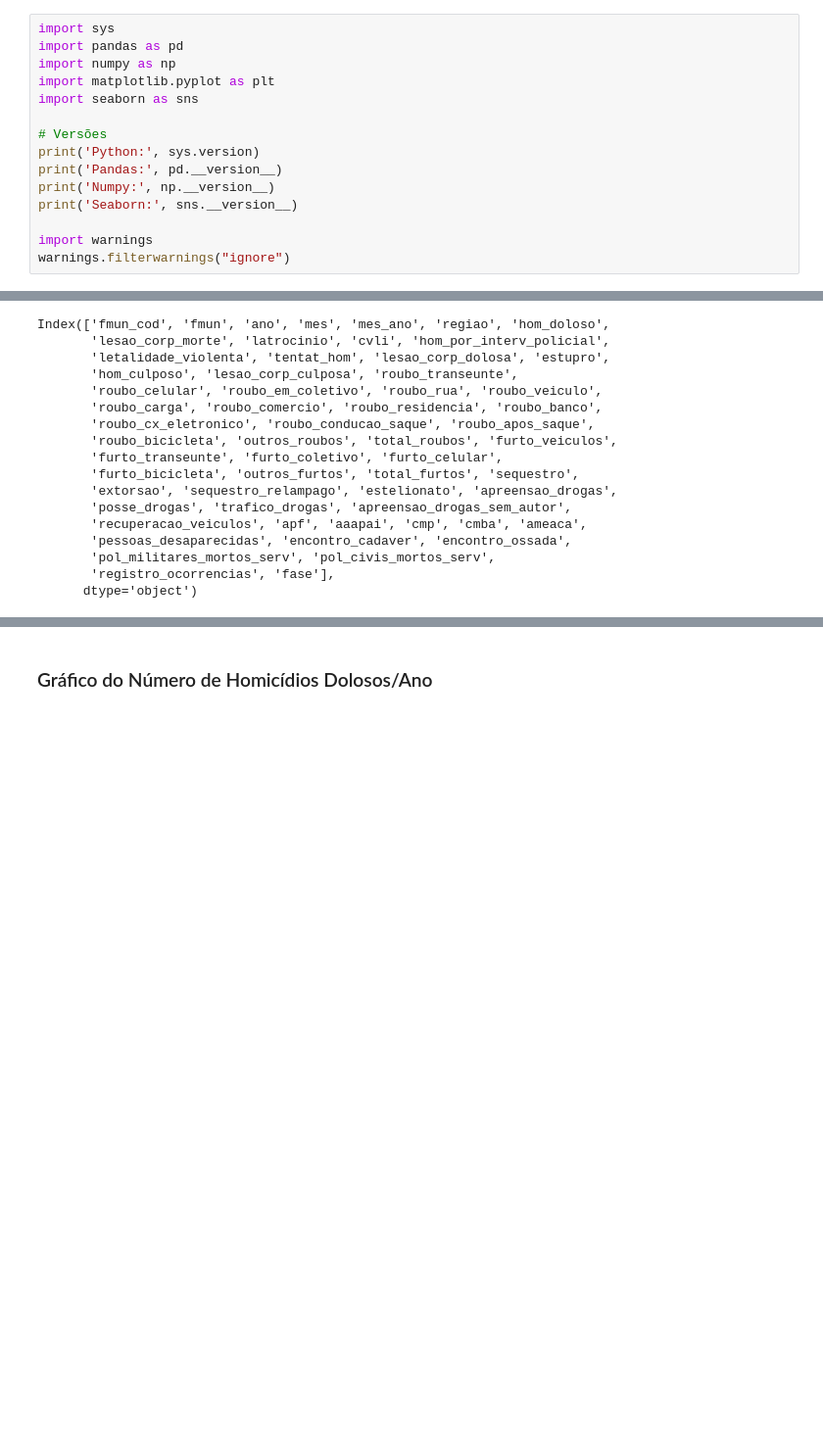
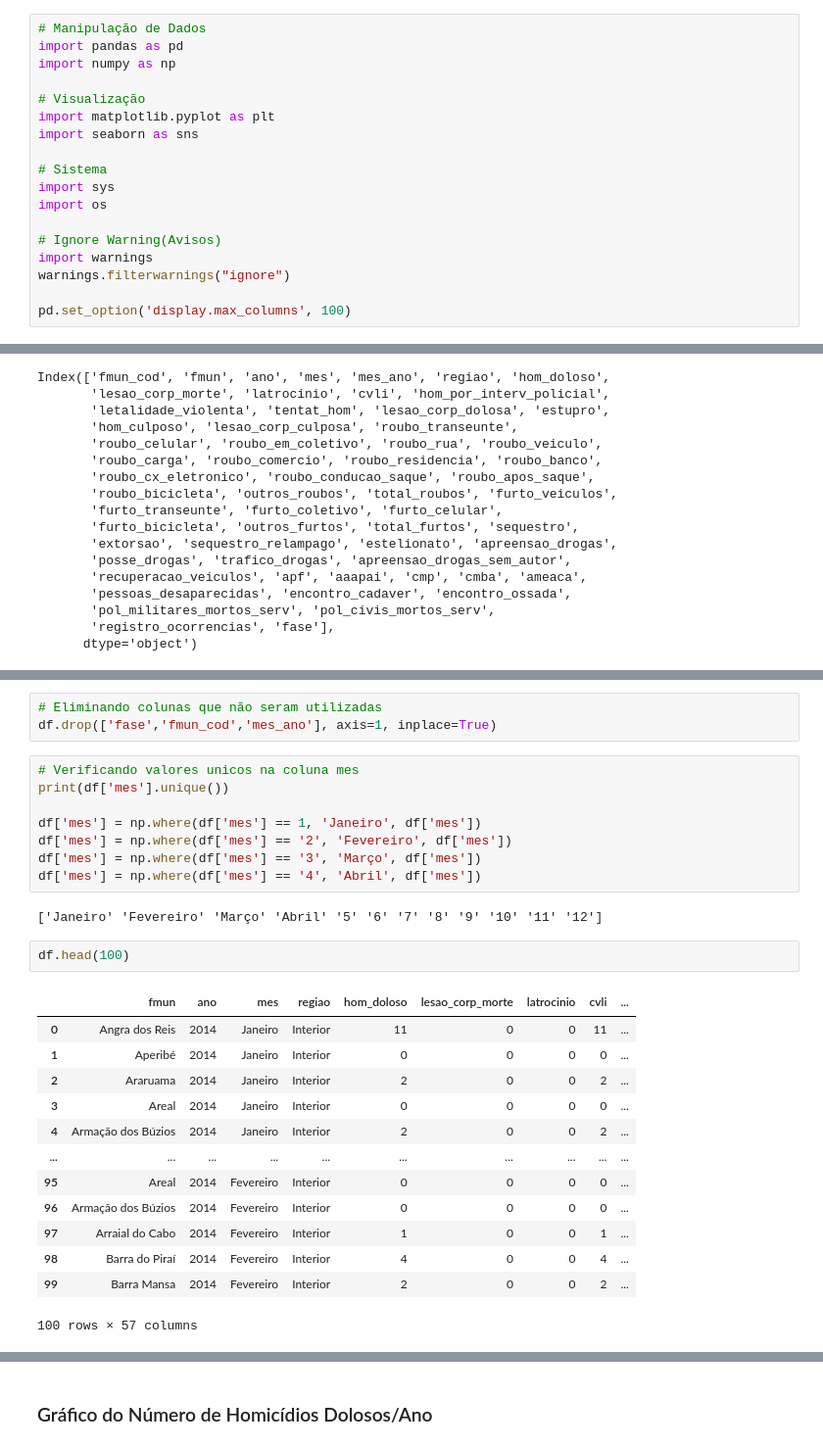
Before and after one commit to Prog-LucasAlves/Analise_Exploratoria_Dados, a Jupyter notebook: AED_01_Seguraca_Publica/seguranca_publica.ipynb, the cells around one changed output, grey strips where cells are left out. Shown at 98% size. Drawn from its saved outputs; the diff is of its cells as text; blank space fills up the shorter version.

```diff
--- a/AED_01_Seguraca_Publica/seguranca_publica.ipynb
+++ b/AED_01_Seguraca_Publica/seguranca_publica.ipynb
@@ -7,17 +7,20 @@
 # %% [markdown]
 ### Bibliotecas Utilizadas:
 # %%
-import sys
+# Manipulação de Dados
 import pandas as pd
 import numpy as np
+
+# Visualização
 import matplotlib.pyplot as plt
 import seaborn as sns
 
-# Versões
-print('Python:', sys.version)
-print('Pandas:', pd.__version__)
-print('Numpy:', np.__version__)
-print('Seaborn:', sns.__version__)
+# Sistema
+import sys
+import os
 
+# Ignore Warning(Avisos)
 import warnings
 warnings.filterwarnings("ignore")
+
+pd.set_option('display.max_columns', 100)
@@ -136,3 +167,32 @@ False
+# %%
+# Eliminando colunas que não seram utilizadas
+df.drop(['fase','fmun_cod','mes_ano'], axis=1, inplace=True)
+# %%
+# Verificando valores unicos na coluna mes
+print(df['mes'].unique())
+
+df['mes'] = np.where(df['mes'] == 1, 'Janeiro', df['mes'])
+df['mes'] = np.where(df['mes'] == '2', 'Fevereiro', df['mes'])
+df['mes'] = np.where(df['mes'] == '3', 'Março', df['mes'])
+df['mes'] = np.where(df['mes'] == '4', 'Abril', df['mes'])
+# %% [output]
+['Janeiro' 'Fevereiro' 'Março' 'Abril' '5' '6' '7' '8' '9' '10' '11' '12']
+# %%
+df.head(100)
+# %% [output]
+|  | fmun | ano | mes | regiao | hom_doloso | lesao_corp_morte | latrocinio | cvli | ... |
+| 0 | Angra dos Reis | 2014 | Janeiro | Interior | 11 | 0 | 0 | 11 | ... |
+| 1 | Aperibé | 2014 | Janeiro | Interior | 0 | 0 | 0 | 0 | ... |
+| 2 | Araruama | 2014 | Janeiro | Interior | 2 | 0 | 0 | 2 | ... |
+| 3 | Areal | 2014 | Janeiro | Interior | 0 | 0 | 0 | 0 | ... |
+| 4 | Armação dos Búzios | 2014 | Janeiro | Interior | 2 | 0 | 0 | 2 | ... |
+| ... | ... | ... | ... | ... | ... | ... | ... | ... | ... |
+| 95 | Areal | 2014 | Fevereiro | Interior | 0 | 0 | 0 | 0 | ... |
+| 96 | Armação dos Búzios | 2014 | Fevereiro | Interior | 0 | 0 | 0 | 0 | ... |
+| 97 | Arraial do Cabo | 2014 | Fevereiro | Interior | 1 | 0 | 0 | 1 | ... |
+| 98 | Barra do Piraí | 2014 | Fevereiro | Interior | 4 | 0 | 0 | 4 | ... |
+| 99 | Barra Mansa | 2014 | Fevereiro | Interior | 2 | 0 | 0 | 2 | ... |
+100 rows × 57 columns
 # %%
 df_att = df.groupby(['ano']).sum()
 numerical_attributes = ['hom_doloso','tentat_hom']
```
Also changed, not shown: parts of 13 cells of this notebook, 5 other files.
